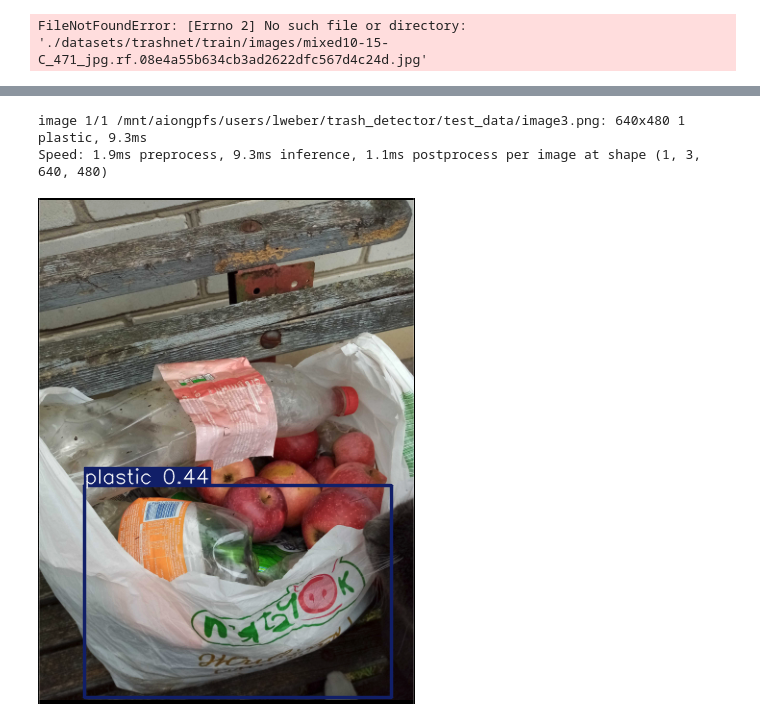
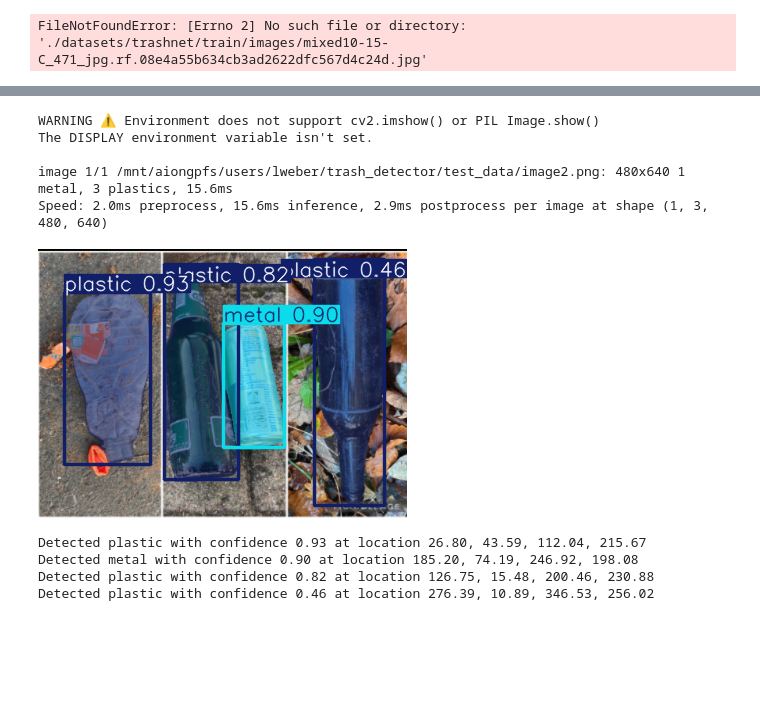
Before and after one commit to jambrr/trash_detector, a Jupyter notebook: Untitled.ipynb, the cells around one changed output, grey strips where cells are left out. Drawn from its saved outputs; the diff is of its cells as text; code cells hidden in the pictures; blank space fills up the shorter version.

```diff
--- a/Untitled.ipynb
+++ b/Untitled.ipynb
@@ -8,6 +8,6 @@ from ultralytics import YOLO
 WARNING ⚠️ Python>=3.10 is required, but Python==3.9.18 is currently installed
 # %%
 from pycocotools.coco import COCO
-data_source = COCO(annotation_file='./datasets/trashnet/valid/new_ann.json')
+data_source = COCO(annotation_file='./datasets/TACO/new_ann.json')
 # %% [output]
 loading annotations into memory...
@@ -186,19 +139,47 @@ Starting training for 100 epochs...
 # %%
-model = YOLO("runs/detect/train36/weights/best.pt")
-results = model.predict("./test_data/image3.png")
+model = YOLO("runs/segment/train26/weights/best.pt")
+#model.val()
+results = model.predict("./test_data/image2.png", show=True, show_boxes=False)
+# Process results list
+for result in results:
+    boxes = result.boxes  # Bounding boxes object for bbox outputs
+    masks = result.masks  # Masks object for segmentation masks outputs
+    keypoints = result.keypoints  # Keypoints object for pose outputs
+    probs = result.probs
+    result.show()
 
-from PIL import Image
-for i, r in enumerate(results):
-    # Plot results image
-    im_bgr = r.plot()  # BGR-order numpy array
-    im_rgb = Image.fromarray(im_bgr[..., ::-1])  # RGB-order PIL image
+for box in boxes:
+    # Get box coordinates
+    x1, y1, x2, y2 = box.xyxy[0]
 
-    # Show results to screen (in supported environments)
-    r.show()
+    # Get confidence score
+    confidence = box.conf[0]
 
-    # Save results to disk
-    r.save(filename=f"results{i}.jpg")
+    # Get class name
+    class_id = int(box.cls[0])
+    class_name = model.names[class_id]
+
+    print(f"Detected {class_name} with confidence {confidence:.2f} at location {x1:.2f}, {y1:.2f}, {x2:.2f}, {y2:.2f}")
+
+# from PIL import Image
+# for i, r in enumerate(results):
+#     # Plot results image
+#     im_bgr = r.plot()  # BGR-order numpy array
+#     im_rgb = Image.fromarray(im_bgr[..., ::-1])  # RGB-order PIL image
+
+#     # Show results to screen (in supported environments)
+#     r.show()
+
+#     # Save results to disk
+#     r.save(filename=f"results{i}.jpg")
 # %% [output]
-image 1/1 /mnt/aiongpfs/users/lweber/trash_detector/test_data/image3.png: 640x480 1 plastic, 9.3ms
-Speed: 1.9ms preprocess, 9.3ms inference, 1.1ms postprocess per image at shape (1, 3, 640, 480)
+WARNING ⚠️ Environment does not support cv2.imshow() or PIL Image.show()
+The DISPLAY environment variable isn't set.
+
+image 1/1 /mnt/aiongpfs/users/lweber/trash_detector/test_data/image2.png: 480x640 1 metal, 3 plastics, 15.6ms
+Speed: 2.0ms preprocess, 15.6ms inference, 2.9ms postprocess per image at shape (1, 3, 480, 640)
-[figure, old version]
+[figure, new version]
+Detected plastic with confidence 0.93 at location 26.80, 43.59, 112.04, 215.67
+Detected metal with confidence 0.90 at location 185.20, 74.19, 246.92, 198.08
+Detected plastic with confidence 0.82 at location 126.75, 15.48, 200.46, 230.88
+Detected plastic with confidence 0.46 at location 276.39, 10.89, 346.53, 256.02
```
Also changed, not shown: parts of 3 cells of this notebook, 5 other files.
